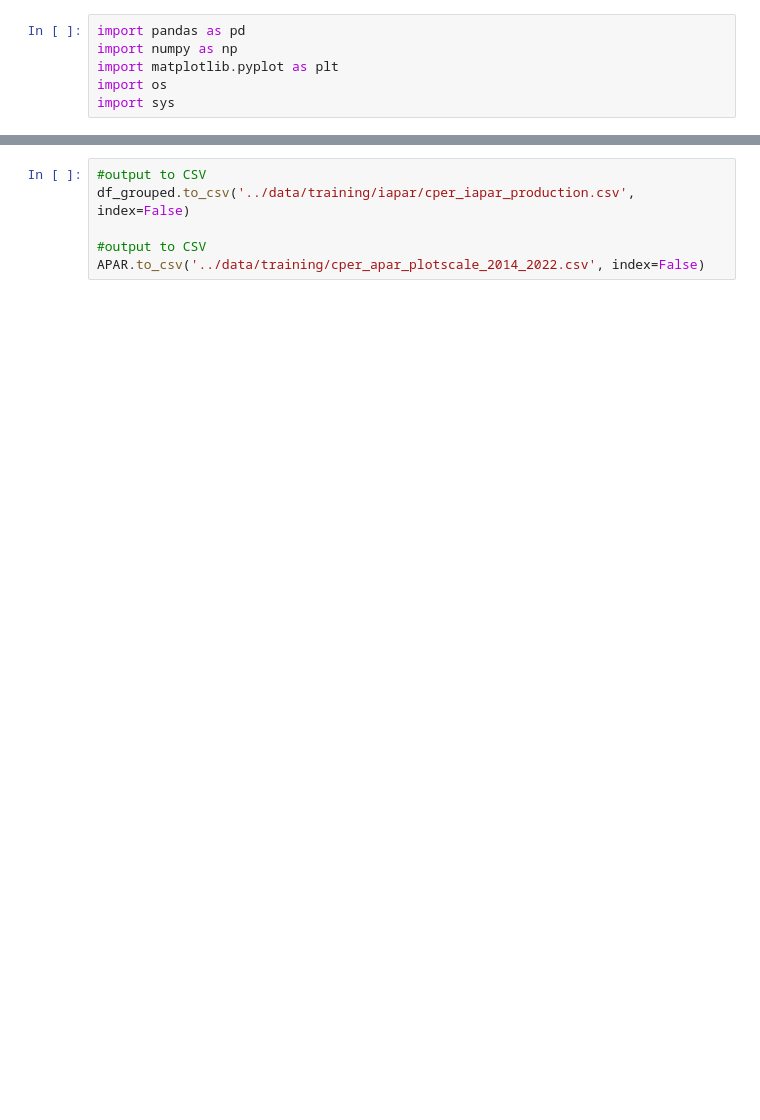
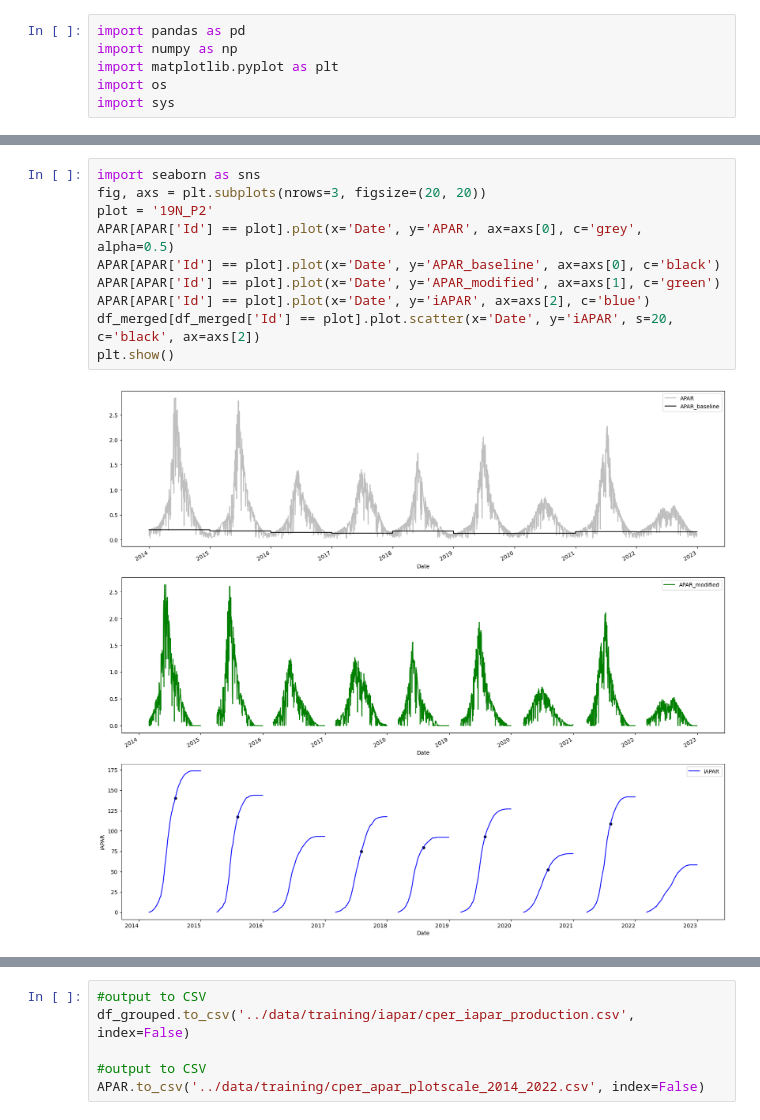
Before and after one commit to kearney-sp/cper_hls_veg_models, a Jupyter notebook: production/calculate_iapar.ipynb, the cells around one changed output, grey strips where cells are left out. Cells and saved outputs as stored; diff of their text form; blank space fills up the shorter version.

```diff
--- a/production/calculate_iapar.ipynb
+++ b/production/calculate_iapar.ipynb
@@ -219,2 +164,14 @@ df_grouped = df_grouped.rename(columns={"iAPAR_through_yearend": "iAPAR_at_Sampl
+# %%
+import seaborn as sns
+fig, axs = plt.subplots(nrows=3, figsize=(20, 20))
+plot = '19N_P2'
+APAR[APAR['Id'] == plot].plot(x='Date', y='APAR', ax=axs[0], c='grey', alpha=0.5)
+APAR[APAR['Id'] == plot].plot(x='Date', y='APAR_baseline', ax=axs[0], c='black')
+APAR[APAR['Id'] == plot].plot(x='Date', y='APAR_modified', ax=axs[1], c='green')
+APAR[APAR['Id'] == plot].plot(x='Date', y='iAPAR', ax=axs[2], c='blue')
+df_merged[df_merged['Id'] == plot].plot.scatter(x='Date', y='iAPAR', s=20, c='black', ax=axs[2])
+plt.show()
+# %% [output]
+[figure, added]
 # %%
 import seaborn as sns
```
Also changed, not shown: parts of 26 cells of this notebook, 7 other files.
